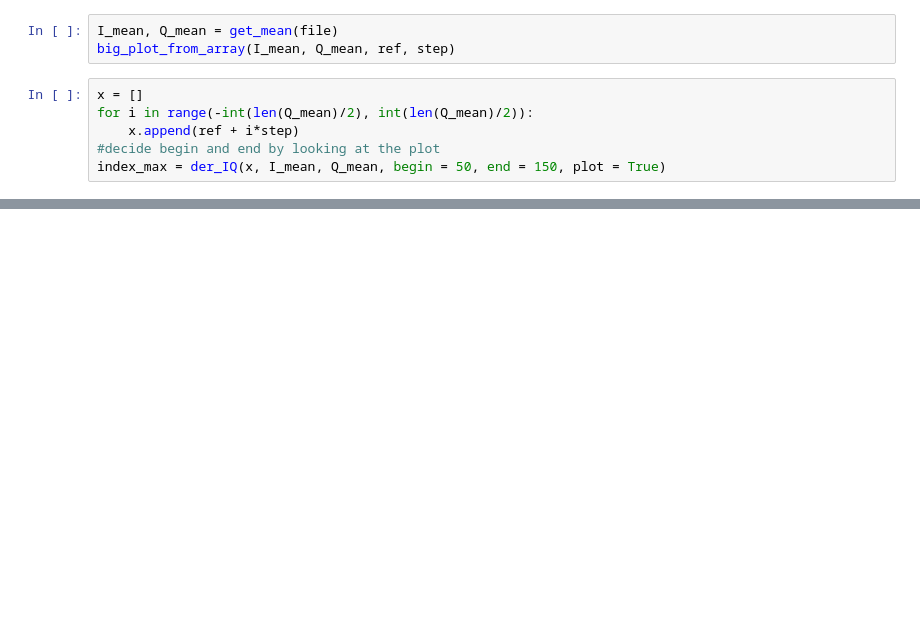
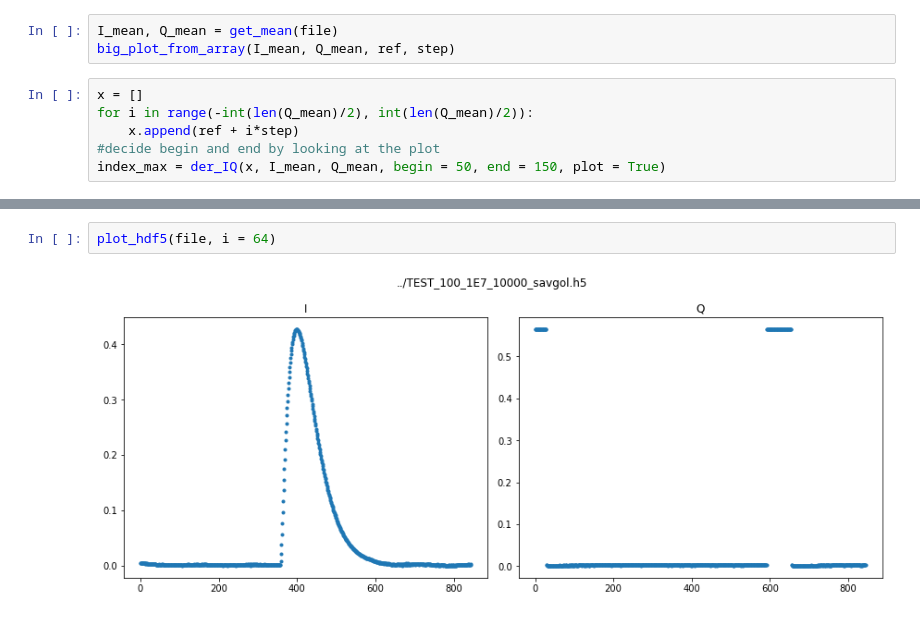
Before and after one commit to biqute/QTLab2122, a Jupyter notebook: SingleIRsource/programs/analysis.ipynb, the cells around one changed output, grey strips where cells are left out. Saved outputs shown, nothing was run; the diff lists cells and outputs as text; blank space fills up the shorter version.

```diff
--- a/SingleIRsource/programs/analysis.ipynb
+++ b/SingleIRsource/programs/analysis.ipynb
@@ -56,0 +70,4 @@ index_max = der_IQ(x, I_mean, Q_mean, begin = 50, end = 150, plot = True)
+# %%
+plot_hdf5(file, i = 64)
+# %% [output]
+[figure, added]
```
Also changed, not shown: parts of 7 cells of this notebook, 17 other files.
